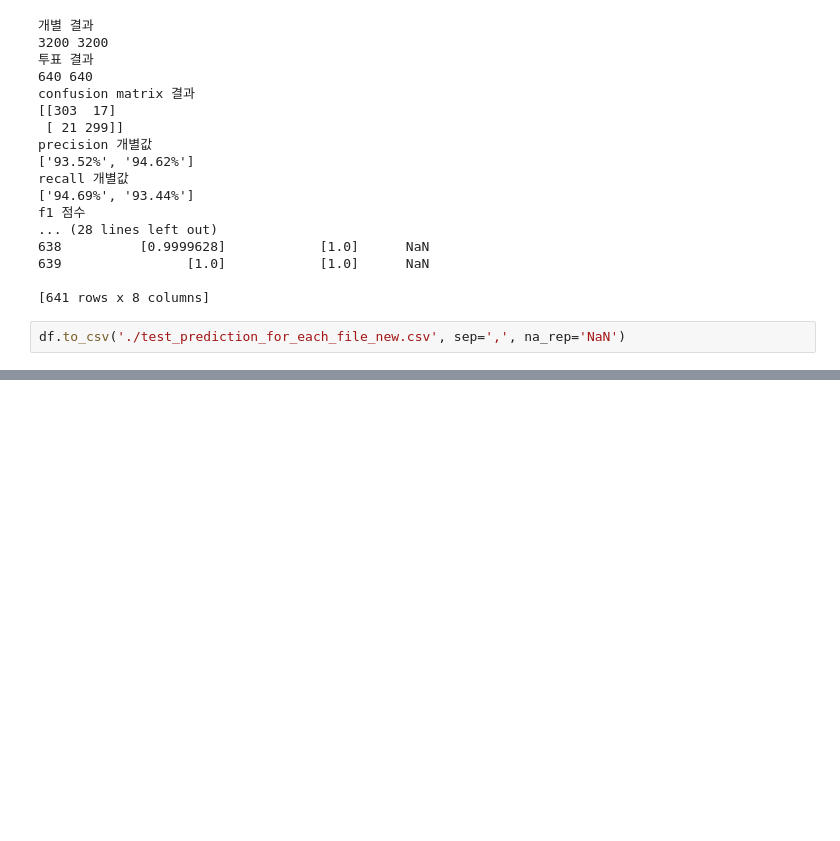
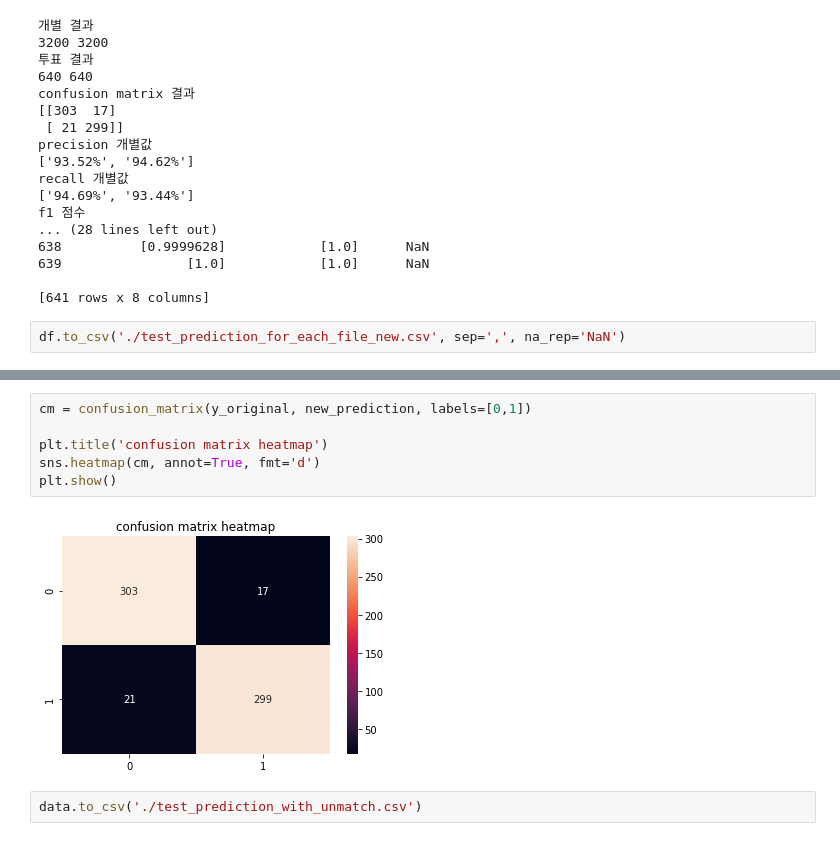
Before and after one commit to Our-First-AI-Project/Backend, a Jupyter notebook: binary_lodead_model_test_batch_size_by_majority.ipynb, the cells around one changed output, grey strips where cells are left out. Cells and saved outputs as stored; diff of their text form; blank space fills up the shorter version.

```diff
--- a/binary_lodead_model_test_batch_size_by_majority.ipynb
+++ b/binary_lodead_model_test_batch_size_by_majority.ipynb
@@ -352,0 +538,10 @@ plt.legend()
+# %%
+cm = confusion_matrix(y_original, new_prediction, labels=[0,1])
+
+plt.title('confusion matrix heatmap')
+sns.heatmap(cm, annot=True, fmt='d')
+plt.show()
+# %% [output]
+[figure, added]
+# %%
+data.to_csv('./test_prediction_with_unmatch.csv')
```
Also changed, not shown: parts of 20 cells of this notebook.
